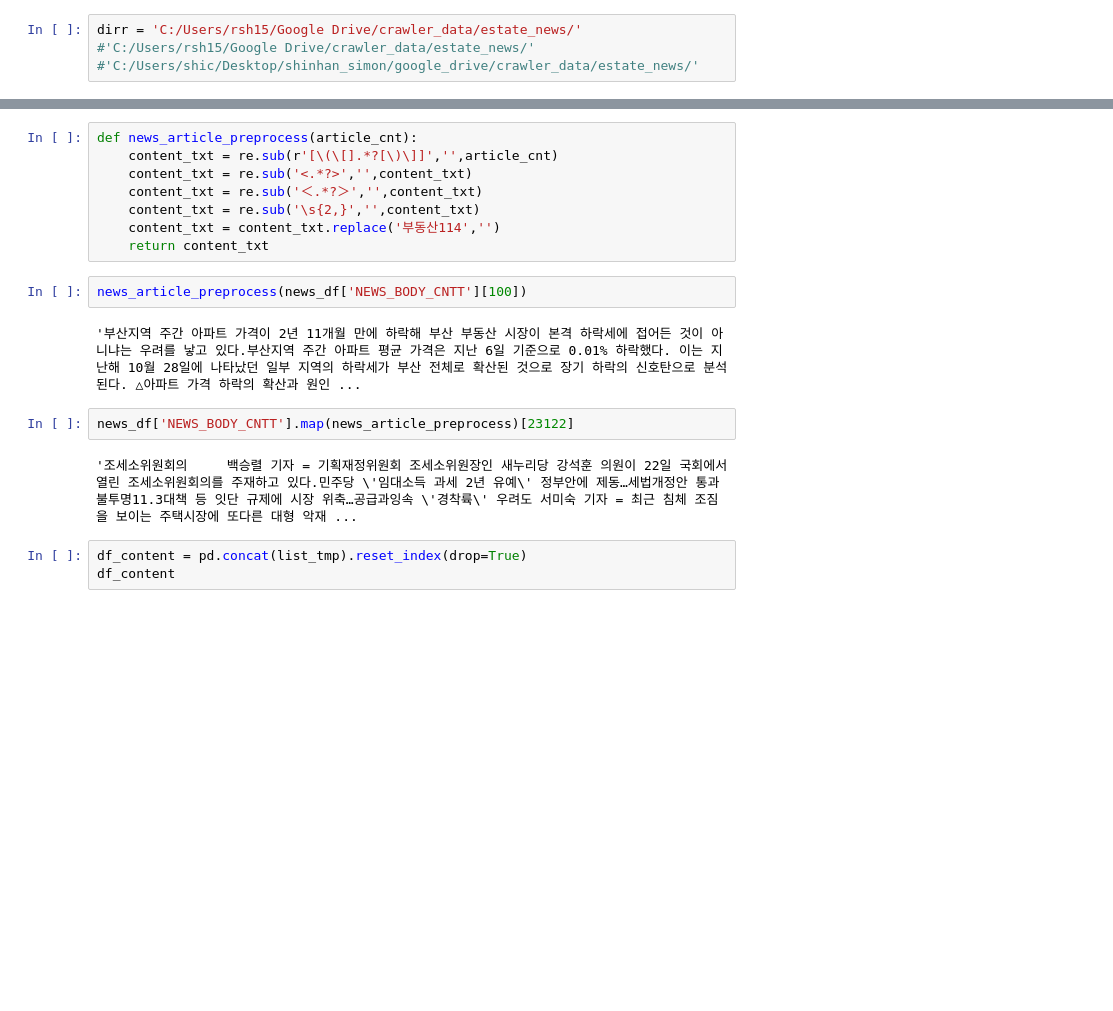
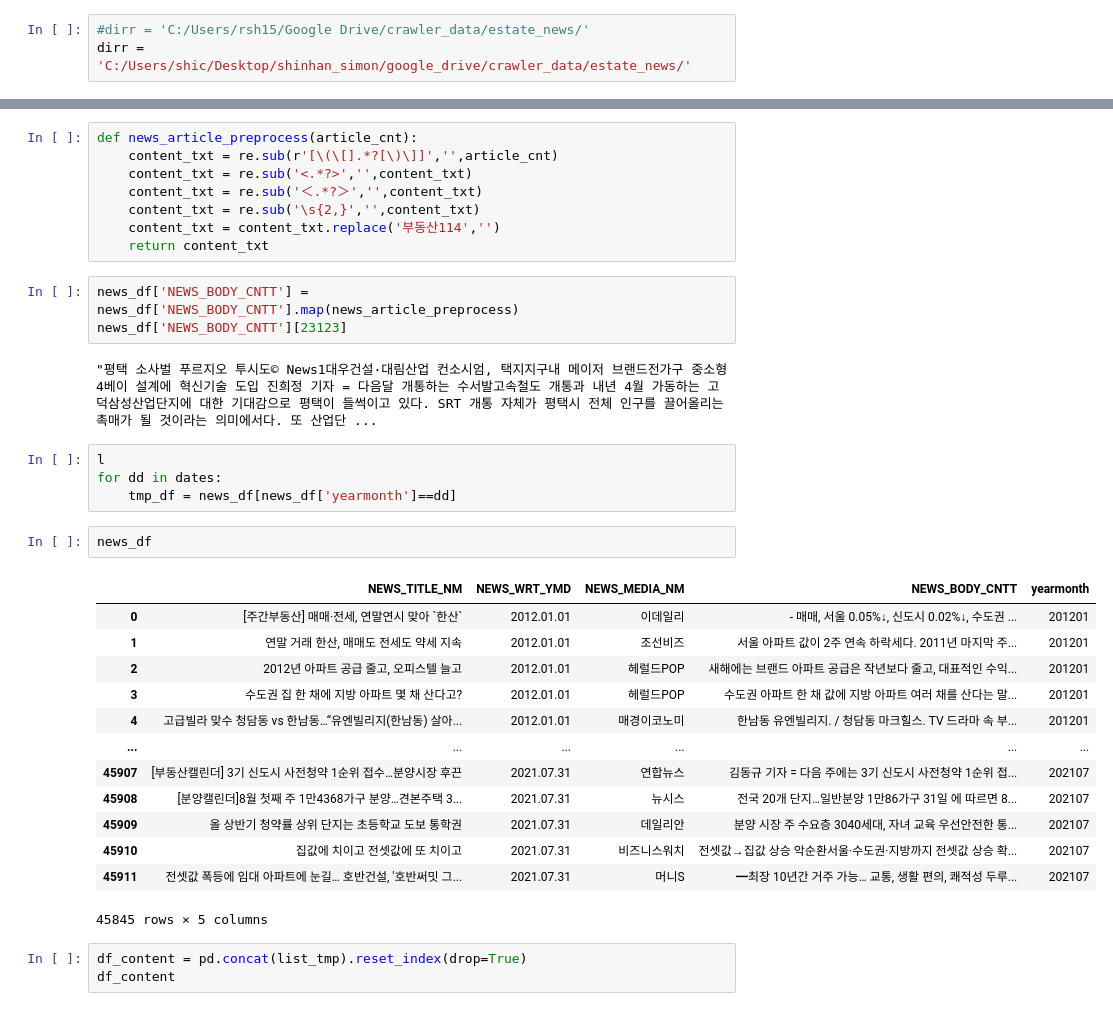
Before and after one commit to seunghunii/crawler_project, a Jupyter notebook: main/estate_news/word_counter.ipynb, the cells around one changed output, grey strips where cells are left out. Saved outputs shown, nothing was run; the diff lists cells and outputs as text; blank space fills up the shorter version.

```diff
--- a/main/estate_news/word_counter.ipynb
+++ b/main/estate_news/word_counter.ipynb
@@ -4,9 +4,8 @@ import re
 from eunjeon import Mecab
 import collections
 # %%
-dirr = 'C:/Users/rsh15/Google Drive/crawler_data/estate_news/'
-#'C:/Users/rsh15/Google Drive/crawler_data/estate_news/'
-#'C:/Users/shic/Desktop/shinhan_simon/google_drive/crawler_data/estate_news/'
+#dirr = 'C:/Users/rsh15/Google Drive/crawler_data/estate_news/'
+dirr = 'C:/Users/shic/Desktop/shinhan_simon/google_drive/crawler_data/estate_news/'
 # %%
 news_df = pd.read_csv(dirr+'RAA_부동산114뉴스기사_유승훈.csv')
 news_df = news_df.dropna()
@@ -49,14 +48,31 @@ def news_article_preprocess(article_cnt):
     content_txt = re.sub('\s{2,}','',content_txt)
     content_txt = content_txt.replace('부동산114','')
     return content_txt
-# %%
-news_article_preprocess(news_df['NEWS_BODY_CNTT'][100])
-# %% [output]
-'부산지역 주간 아파트 가격이 2년 11개월 만에 하락해 부산 부동산 시장이 본격 하락세에 접어든 것이 아니냐는 우려를 낳고 있다.부산지역 주간 아파트 평균 가격은 지난 6일 기준으로 0.01% 하락했다. 이는 지난해 10월 28일에 나타났던 일부 지역의 하락세가 부산 전체로 확산된 것으로 장기 하락의 신호탄으로 분석된다. △아파트 가격 하락의 확산과 원인 ...
 # %%
-news_df['NEWS_BODY_CNTT'].map(news_article_preprocess)[23122]
+news_df['NEWS_BODY_CNTT'] = news_df['NEWS_BODY_CNTT'].map(news_article_preprocess)
+news_df['NEWS_BODY_CNTT'][23123]
 # %% [output]
-'조세소위원회의     백승렬 기자 = 기획재정위원회 조세소위원장인 새누리당 강석훈 의원이 22일 국회에서 열린 조세소위원회의를 주재하고 있다.민주당 \'임대소득 과세 2년 유예\' 정부안에 제동…세법개정안 통과 불투명11.3대책 등 잇단 규제에 시장 위축…공급과잉속 \'경착륙\' 우려도 서미숙 기자 = 최근 침체 조짐을 보이는 주택시장에 또다른 대형 악재 ...
+"평택 소사벌 푸르지오 투시도© News1대우건설·대림산업 컨소시엄, 택지지구내 메이저 브랜드전가구 중소형 4베이 설계에 혁신기술 도입 진희정 기자 = 다음달 개통하는 수서발고속철도 개통과 내년 4월 가동하는 고덕삼성산업단지에 대한 기대감으로 평택이 들썩이고 있다. SRT 개통 자체가 평택시 전체 인구를 끌어올리는 촉매가 될 것이라는 의미에서다. 또 산업단 ...
+# %%
+l
+for dd in dates:
+    tmp_df = news_df[news_df['yearmonth']==dd]
+# %%
+news_df
+# %% [output]
+|  | NEWS_TITLE_NM | NEWS_WRT_YMD | NEWS_MEDIA_NM | NEWS_BODY_CNTT | yearmonth |
+| 0 | [주간부동산] 매매·전세, 연말연시 맞아 `한산` | 2012.01.01 | 이데일리 | - 매매, 서울 0.05%↓, 신도시 0.02%↓, 수도권 ... | 201201 |
+| 1 | 연말 거래 한산, 매매도 전세도 약세 지속 | 2012.01.01 | 조선비즈 | 서울 아파트 값이 2주 연속 하락세다. 2011년 마지막 주... | 201201 |
+| 2 | 2012년 아파트 공급 줄고, 오피스텔 늘고 | 2012.01.01 | 헤럴드POP | 새해에는 브랜드 아파트 공급은 작년보다 줄고, 대표적인 수익... | 201201 |
+| 3 | 수도권 집 한 채에 지방 아파트 몇 채 산다고? | 2012.01.01 | 헤럴드POP | 수도권 아파트 한 채 값에 지방 아파트 여러 채를 산다는 말... | 201201 |
+| 4 | 고급빌라 맞수 청담동 vs 한남동…“유엔빌리지(한남동) 살아... | 2012.01.01 | 매경이코노미 | 한남동 유엔빌리지. / 청담동 마크힐스. TV 드라마 속 부... | 201201 |
+| ... | ... | ... | ... | ... | ... |
+| 45907 | [부동산캘린더] 3기 신도시 사전청약 1순위 접수…분양시장 후끈 | 2021.07.31 | 연합뉴스 | 김동규 기자 = 다음 주에는 3기 신도시 사전청약 1순위 접... | 202107 |
+| 45908 | [분양캘린더]8월 첫째 주 1만4368가구 분양…견본주택 3... | 2021.07.31 | 뉴시스 | 전국 20개 단지…일반분양 1만86가구 31일 에 따르면 8... | 202107 |
+| 45909 | 올 상반기 청약률 상위 단지는 초등학교 도보 통학권 | 2021.07.31 | 데일리안 | 분양 시장 주 수요층 3040세대, 자녀 교육 우선안전한 통... | 202107 |
+| 45910 | 집값에 치이고 전셋값에 또 치이고 | 2021.07.31 | 비즈니스워치 | 전셋값→집값 상승 악순환서울·수도권·지방까지 전셋값 상승 확... | 202107 |
+| 45911 | 전셋값 폭등에 임대 아파트에 눈길… 호반건설, '호반써밋 그... | 2021.07.31 | 머니S | ━최장 10년간 거주 가능… 교통, 생활 편의, 쾌적성 두루... | 202107 |
+45845 rows × 5 columns
 # %%
 df_content = pd.concat(list_tmp).reset_index(drop=True)
 df_content
```
Also changed, not shown: 2 other files.
